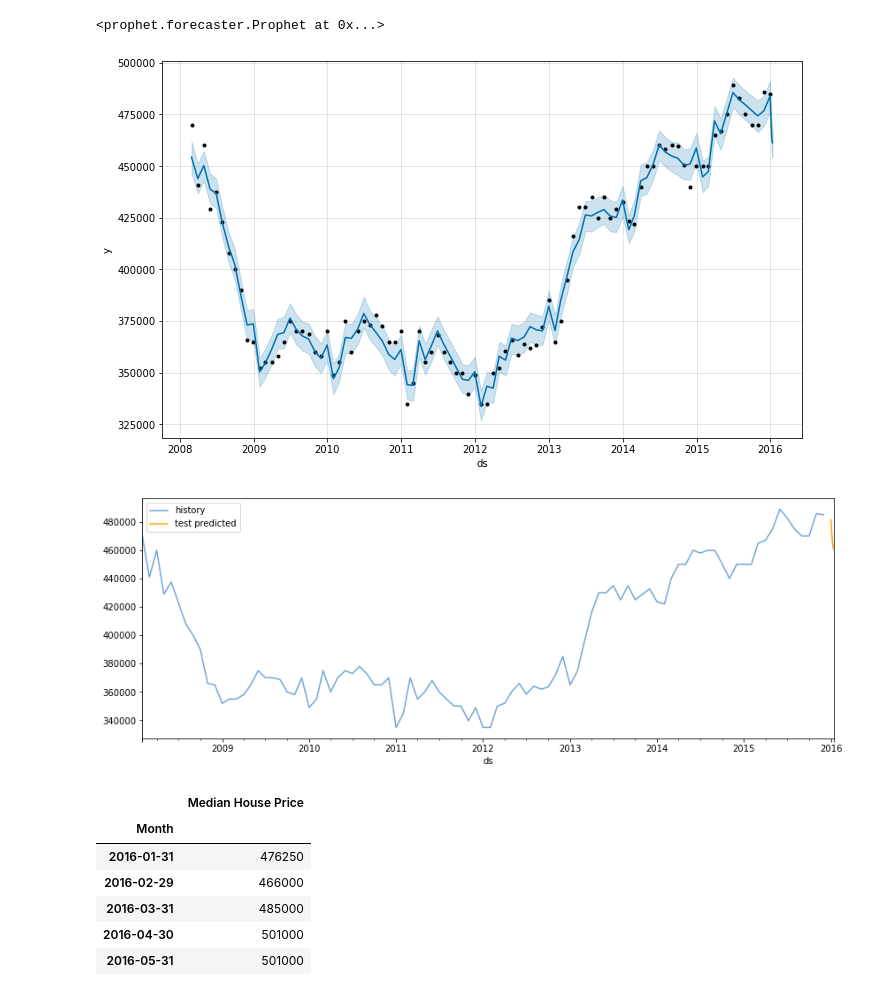
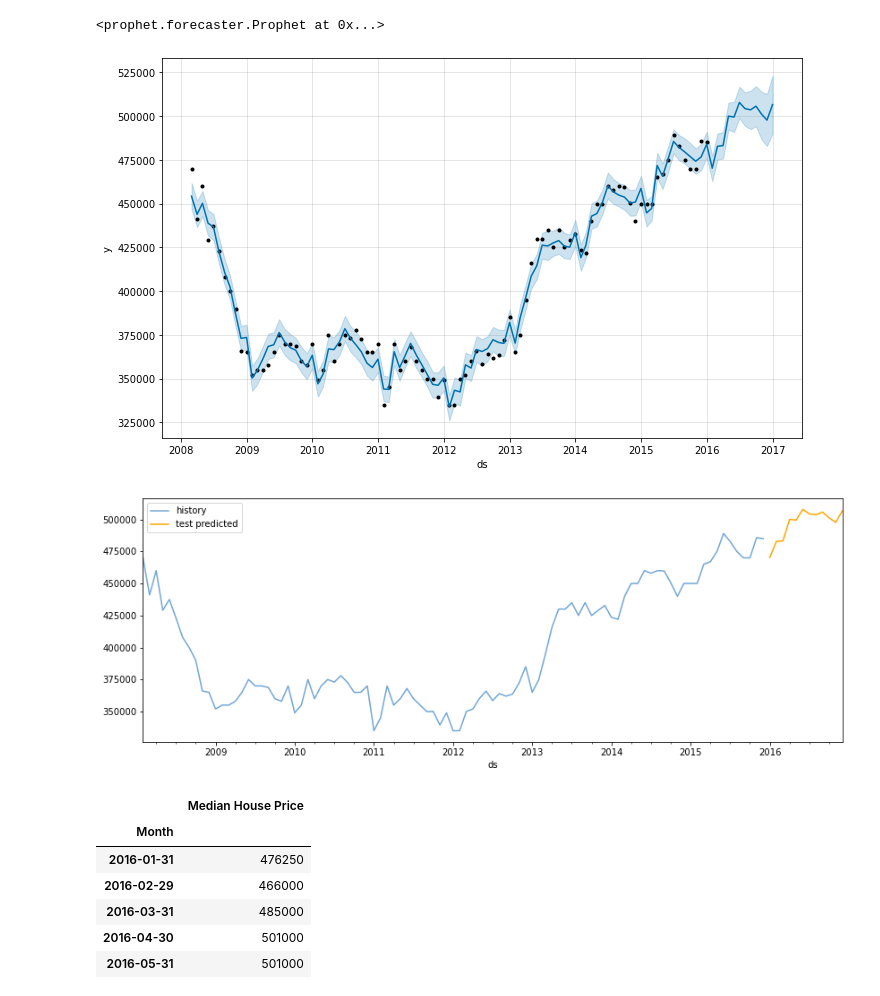
Before and after one commit to camilochaves10/time-series-group-project, a Jupyter notebook: time_series_group_project.ipynb, the cells around one changed output. Saved outputs shown, nothing was run; the diff lists cells and outputs as text; code cells hidden in the pictures.

```diff
--- a/time_series_group_project.ipynb
+++ b/time_series_group_project.ipynb
@@ -307,12 +307,12 @@ INFO:prophet:Disabling daily seasonality. Run prophet with daily_seasonality=Tru
 # %%
 pf_test=df_test.copy().reset_index().rename(columns={'Date': 'ds','MedianSoldPrice_AllHomes.California': 'y'})
 
-future = model_pf.make_future_dataframe(periods=len(pf_test))
+future = model_pf.make_future_dataframe(periods=len(pf_test),freq='M')
 forecast = model_pf.predict(future)
 model_pf.plot(forecast)
 plt.show()
 # %% [output]
-[figure, old version]
+[figure, new version]
 # %%
 forecast=forecast[-12:].copy()
 # %%
@@ -322,7 +322,7 @@ pf_train.plot(kind='line', x='ds', y='y', color='#72a6d7', label='history', ax=a
 forecast.plot(kind='line', x='ds', y='yhat', color='Orange', label='test predicted', ax=ax)
 plt.show()
 # %% [output]
-[figure, old version]
+[figure, new version]
 # %%
 # Load actual test data
 # %%
```
Also changed, not shown: parts of 3 cells of this notebook.
